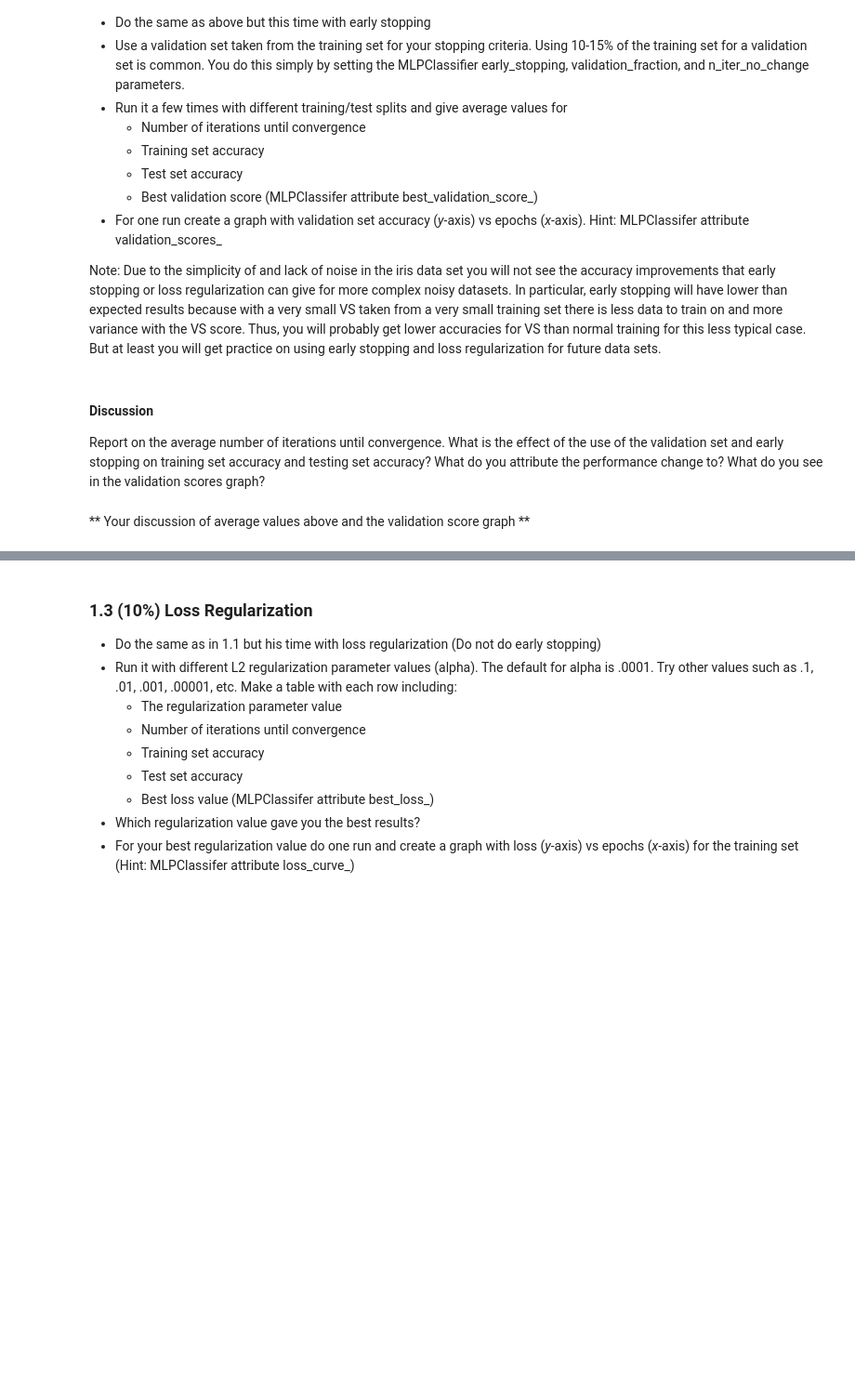
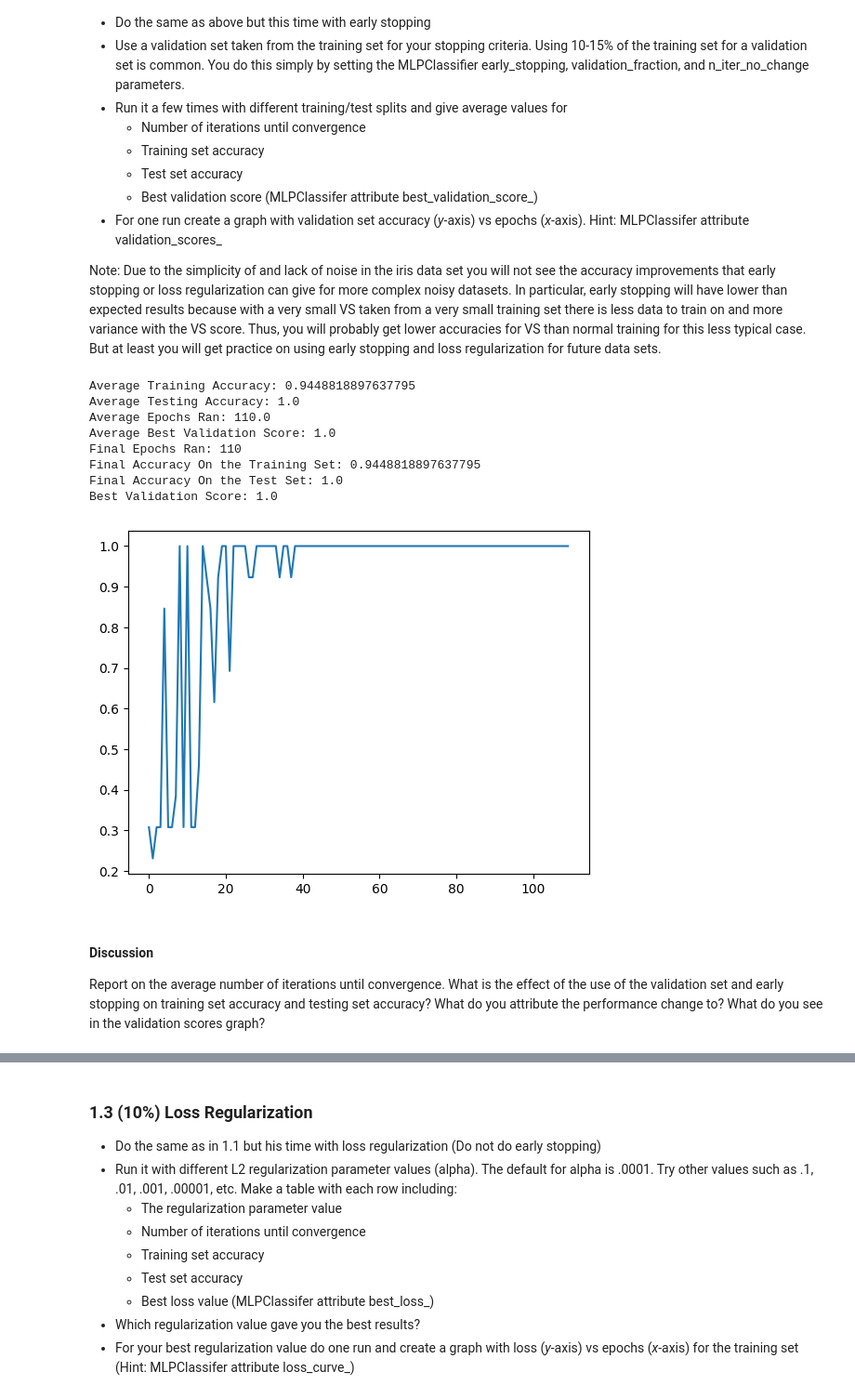
Before and after one commit to tychart/byu-cs-270-projects, a Jupyter notebook: Backpropagation Lab.ipynb, the cells around one changed output, grey strips where cells are left out. Shown at 93% size. Saved outputs shown, nothing was run; the diff lists cells and outputs as text; code cells hidden in the pictures; blank space fills up the shorter version.

```diff
--- a/Backpropagation Lab.ipynb
+++ b/Backpropagation Lab.ipynb
@@ -58,5 +106,79 @@ Note: Due to the simplicity of and lack of noise in the iris data set you will n
+# %%
+#Iris with early stopping and validation scores graph
+
+"""We don't pay attention to the training set result, we only pay attention to the validation set accuracy"""
+
+import matplotlib.pyplot as plt
+
+def earlyStop(X_train, y_train):
+
+    clf = MLPClassifier(
+        hidden_layer_sizes=64,
+        activation="logistic",
+        solver="sgd",
+        alpha=0,
+        batch_size=1,
+        learning_rate_init=0.01,
+        shuffle=True,
+        momentum=0,
+        # n_iter_no_change=50,
+        n_iter_no_change=100,
+        max_iter=10000,
+        early_stopping=True,
+    ).fit(X_train, y_train)
+
+    return clf
+
+itters = 1
+train_accuracy_total = 0
+test_accuracy_total = 0
+epochs_ran_total = 0
+best_validation_score_total = 0
+
+for i in range(itters):
+    X_train, X_test, y_train, y_test = train_test_split(
+        X, y,
+        test_size=0.15,
+        train_size=0.85,
+        random_state=1
+    )
+
+    clf = earlyStop(X_train, y_train)
+
+    train_accuracy_total += clf.score(X_train, y_train)
+    test_accuracy_total += clf.score(X_test, y_test)
+    epochs_ran_total += clf.n_iter_
+    best_validation_score_total += clf.best_validation_score_
+
+print(f"Average Training Accuracy: {train_accuracy_total / itters}")
+print(f"Average Testing Accuracy: {test_accuracy_total / itters}")
+print(f"Average Epochs Ran: {epochs_ran_total / itters}")
+print(f"Average Best Validation Score: {best_validation_score_total / itters}")
+
+
+
+print(f"Final Epochs Ran: {clf.n_iter_}")
+# print(f"Final Weights: {clf.coef_}")
+# print(f"Final Bias: {clf.intercept_}")
+print(f"Final Accuracy On the Training Set: {clf.score(X_train, y_train)}")
+print(f"Final Accuracy On the Test Set: {clf.score(X_test, y_test)}")
+print(f"Best Validation Score: {clf.best_validation_score_}")
+# print(clf.validation_scores_)
+
+
+# plt.xlim(-1,1)
+# plt.ylim(0,1.2)
+scatter = plt.plot(clf.validation_scores_)
+# %% [output]
+Average Training Accuracy: 0.9448818897637795
+Average Testing Accuracy: 1.0
+Average Epochs Ran: 110.0
+Average Best Validation Score: 1.0
+Final Epochs Ran: 110
+Final Accuracy On the Training Set: 0.9448818897637795
+Final Accuracy On the Test Set: 1.0
+Best Validation Score: 1.0
+[figure, added]
 # %% [markdown]
 #### Discussion
 Report on the average number of iterations until convergence. What is the effect of the use of the validation set and early stopping on training set accuracy and testing set accuracy? What do you attribute the performance change to? What do you see in the validation scores graph?
-# %% [markdown]
-** Your discussion of average values above and the validation score graph **
```
Also changed, not shown: parts of 10 cells of this notebook, 2 other files.
